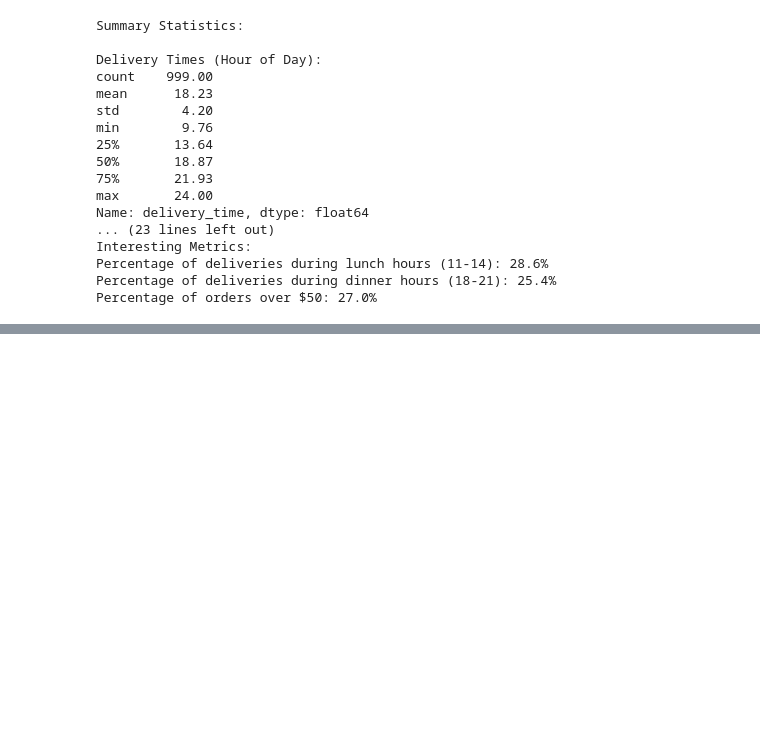
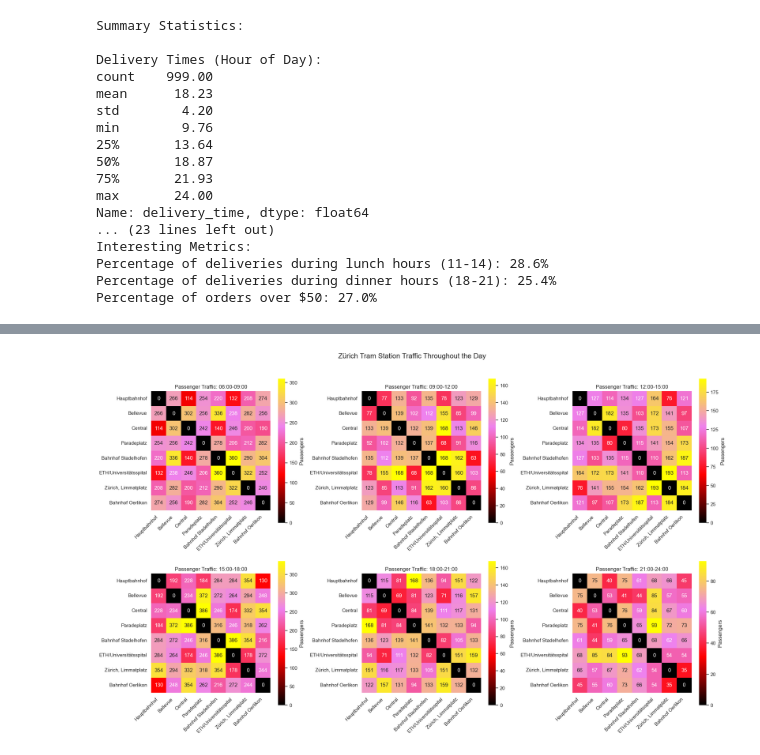
Before and after one commit to ndr3svt/dataScienceLearningExamples, a Jupyter notebook: data_analysis_examples.ipynb, the cells around one changed output, grey strips where cells are left out. Saved outputs shown, nothing was run; the diff lists cells and outputs as text; code cells hidden in the pictures; blank space fills up the shorter version.

```diff
--- a/data_analysis_examples.ipynb
+++ b/data_analysis_examples.ipynb
@@ -459,0 +503,84 @@ Percentage of orders over $50: 27.0%
+# %%
+import pandas as pd
+import numpy as np
+import seaborn as sns
+import matplotlib.pyplot as plt
+
+# Set random seed for reproducibility
+np.random.seed(42)
+
+# Define major tram stations in Zürich
+stations = [
+    'Hauptbahnhof',
+    'Bellevue',
+    'Central',
+    'Paradeplatz',
+    'Bahnhof Stadelhofen',
+    'ETH/Universitätsspital',
+    'Zürich, Limmatplatz',
+    'Bahnhof Oerlikon'
+]
+
+# Create time periods
+time_periods = [
+    '06:00-09:00',
+    '09:00-12:00',
+    '12:00-15:00',
+    '15:00-18:00',
+    '18:00-21:00',
+    '21:00-24:00'
+]
+
+# Create synthetic passenger data
+# Higher values during rush hours (morning and evening)
+# Lower values during off-peak hours
+def generate_traffic_data(time_period):
+    base = np.random.randint(50, 200, size=(len(stations), len(stations)))
+
+    # Make matrix symmetric (assuming similar traffic both ways)
+    base = (base + base.T) // 2
+
+    # Adjust for rush hours
+    if time_period in ['06:00-09:00', '15:00-18:00']:
+        base = base * 2  # Double traffic during rush hours
+    elif time_period in ['21:00-24:00']:
+        base = base // 2  # Half traffic during late hours
+
+    # Set diagonal to 0 (no traffic from station to itself)
+    np.fill_diagonal(base, 0)
+    return base
+
+# Create a dictionary to store data for each time period
+traffic_data = {period: generate_traffic_data(period) for period in time_periods}
+
+# Plot heatmaps for each time period
+fig, axes = plt.subplots(2, 3, figsize=(20, 12))
+axes = axes.ravel()
+
+# Custom colormap from black through red and violet to yellow
+colors = ['black', 'red', 'violet', 'yellow']
+custom_cmap = sns.blend_palette(colors, as_cmap=True, n_colors=100)
+
+# Create heatmaps
+for idx, (period, data) in enumerate(traffic_data.items()):
+    sns.heatmap(
+        data,
+        ax=axes[idx],
+        xticklabels=stations,
+        yticklabels=stations,
+        cmap=custom_cmap,
+        annot=True,
+        fmt='d',
+        cbar_kws={'label': 'Passengers'},
+        square=True
+    )
+    axes[idx].set_title(f'Passenger Traffic: {period}')
+    # Rotate x-axis labels for better readability
+    axes[idx].set_xticklabels(stations, rotation=45, ha='right')
+    axes[idx].set_yticklabels(stations, rotation=0)
+
+plt.suptitle('Zürich Tram Station Traffic Throughout the Day', fontsize=16, y=1.02)
+plt.tight_layout()
+plt.show()
+# %% [output]
+[figure, added]
```
Also changed, not shown: parts of 2 cells of this notebook.
